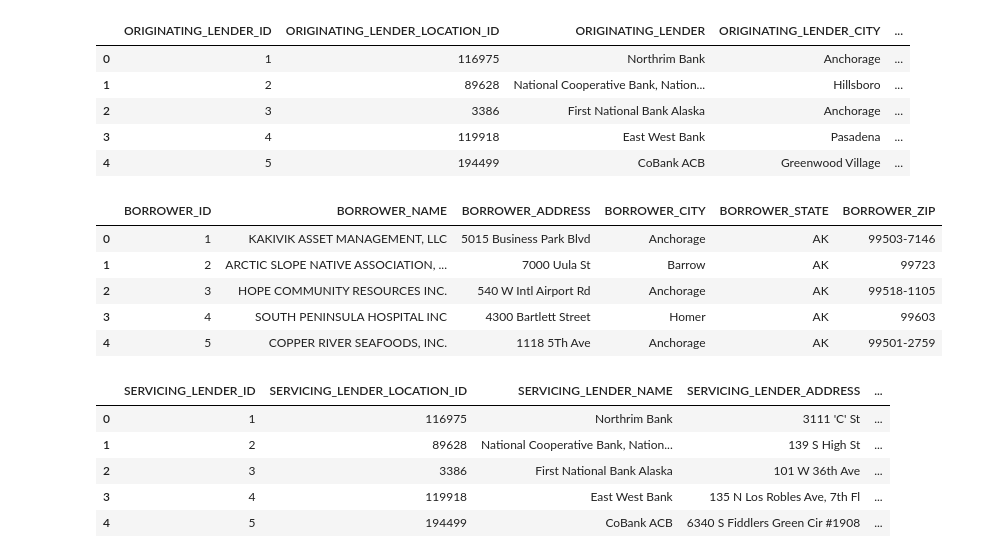
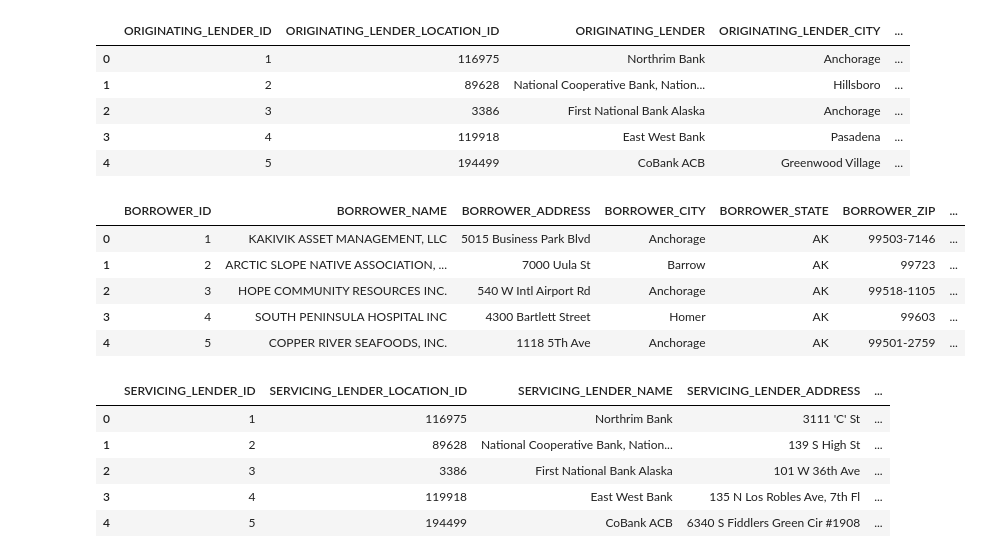
Before and after one commit to joseASC6/PPP_loan_analysis, a Jupyter notebook: programming_scripts/transform_and_load_data.ipynb, the cells around one changed output. Cells and saved outputs as stored; diff of their text form; code cells hidden in the pictures.

Commit message:
All dimension tables created

```diff
--- a/programming_scripts/transform_and_load_data.ipynb
+++ b/programming_scripts/transform_and_load_data.ipynb
@@ -307,7 +306,7 @@ def reformat_ppp_loan_data():
         'RuralUrbanIndicator',
         'HubzoneIndicator',
         'LMIIndicator',
-        'ProjectState',
+        'ProjectCity',
         'ProjectZip',
         'CD'
     ], inplace=True)
@@ -337,7 +336,7 @@ def reformat_ppp_loan_data():
         'ServicingLenderState': 'SERVICING_LENDER_STATE',
         'ServicingLenderZip': 'SERVICING_LENDER_ZIP',
         'BusinessAgeDescription': 'BUSINESS_AGE_DESCRIPTION',
-        'ProjectCity': 'PROJECT_CITY',
+        'ProjectState': 'PROJECT_STATE',
         'ProjectCountyName': 'PROJECT_COUNTY_NAME',
         'Race': 'RACE',
         'Ethnicity': 'ETHNICITY',
@@ -355,6 +354,7 @@ def reformat_ppp_loan_data():
         'NAICSCode': 'NAICS_CODE'
     }, inplace=True)
 
+    # Droping all the empty rows
     # Drop all the rows where Borrower State is empty
     df_ppp = df_ppp.dropna(subset=['BORROWER_STATE'])
 
@@ -364,9 +364,20 @@ def reformat_ppp_loan_data():
     # Drop all the rows where dates are empty
     df_ppp = df_ppp.dropna(subset=['DATE_APPROVED_ID', 'LOAN_STATUS_DATE_ID', 'FORGIVENESS_DATE_ID'])
 
+    # Drop all the rows where jobs reported is empty
+    df_ppp = df_ppp.dropna(subset=['JOBS_REPORTED'])
+
+    # Drop all the rows where business type is empty
+    df_ppp = df_ppp.dropna(subset=['BUSINESS_TYPE'])
+
+    # Drop all the rows where business age description is empty
+    df_ppp = df_ppp.dropna(subset=['BUSINESS_AGE_DESCRIPTION'])
+    # or where the value is Unanswered
+    df_ppp = df_ppp[df_ppp['BUSINESS_AGE_DESCRIPTION'] != 'Unanswered']
 
 
-    # Change the Date columns to match SQL format
+
+    # Change the Date columns to match the format in the Date Dimension
     df_ppp['FORGIVENESS_DATE_ID'] = pd.to_datetime(df_ppp['FORGIVENESS_DATE_ID']).dt.strftime('%Y%m%d%H')
     df_ppp['DATE_APPROVED_ID'] = pd.to_datetime(df_ppp['DATE_APPROVED_ID']).dt.strftime('%Y%m%d%H')
     df_ppp['LOAN_STATUS_DATE_ID'] = pd.to_datetime(df_ppp['LOAN_STATUS_DATE_ID']).dt.strftime('%Y%m%d%H')
@@ -383,7 +394,6 @@ def reformat_ppp_loan_data():
     df_ppp['BORROWER_CITY'] = df_ppp['BORROWER_CITY'].str.title()
     df_ppp['ORIGINATING_LENDER_CITY'] = df_ppp['ORIGINATING_LENDER_CITY'].str.title()
     df_ppp['SERVICING_LENDER_CITY'] = df_ppp['SERVICING_LENDER_CITY'].str.title()
-    df_ppp['PROJECT_CITY'] = df_ppp['PROJECT_CITY'].str.title()
 
     #df_ppp['LOAN_NUMBER'] = df_ppp['LOAN_NUMBER'].astype(int)
     df_ppp['DATE_APPROVED_ID'] = df_ppp['DATE_APPROVED_ID'].astype(int)
@@ -396,7 +406,7 @@ def reformat_ppp_loan_data():
     df_ppp['BORROWER_ZIP'] = df_ppp['BORROWER_ZIP'].astype(pd.StringDtype("pyarrow"))
     df_ppp['LOAN_STATUS_DATE_ID'] = df_ppp['LOAN_STATUS_DATE_ID'].astype(int)
     df_ppp['LOAN_STATUS'] = df_ppp['LOAN_STATUS'].astype(pd.StringDtype("pyarrow"))
-    df_ppp['TERM_MONTH'] = df_ppp['TERM_MONTH'].astype(pd.StringDtype("pyarrow"))
+    df_ppp['TERM_MONTH'] = df_ppp['TERM_MONTH'].astype(int)
     df_ppp['SBA_GUARANTY_PERCENTAGE'] = df_ppp['SBA_GUARANTY_PERCENTAGE'].astype(float)
     df_ppp['INITIAL_APPROVAL_AMOUNT'] = df_ppp['INITIAL_APPROVAL_AMOUNT'].astype(float)
     df_ppp['CURRENT_APPROVAL_AMOUNT'] = df_ppp['CURRENT_APPROVAL_AMOUNT'].astype(float)
@@ -409,7 +419,7 @@ def reformat_ppp_loan_data():
     df_ppp['SERVICING_LENDER_STATE'] = df_ppp['SERVICING_LENDER_STATE'].astype(pd.StringDtype("pyarrow"))
     df_ppp['SERVICING_LENDER_ZIP'] = df_ppp['SERVICING_LENDER_ZIP'].astype(pd.StringDtype("pyarrow"))
     df_ppp['BUSINESS_AGE_DESCRIPTION'] = df_ppp['BUSINESS_AGE_DESCRIPTION'].astype(pd.StringDtype("pyarrow"))
-    df_ppp['PROJECT_CITY'] = df_ppp['PROJECT_CITY'].astype(pd.StringDtype("pyarrow"))
+    df_ppp['PROJECT_STATE'] = df_ppp['PROJECT_STATE'].astype(pd.StringDtype("pyarrow"))
     df_ppp['PROJECT_COUNTY_NAME'] = df_ppp['PROJECT_COUNTY_NAME'].astype(pd.StringDtype("pyarrow"))
     df_ppp['RACE'] = df_ppp['RACE'].astype(pd.StringDtype("pyarrow"))
     df_ppp['ETHNICITY'] = df_ppp['ETHNICITY'].astype(pd.StringDtype("pyarrow"))
@@ -423,8 +433,11 @@ def reformat_ppp_loan_data():
     df_ppp['NONPROFIT'] = df_ppp['NONPROFIT'].astype(bool)
     df_ppp['FORGIVENESS_AMOUNT'] = df_ppp['FORGIVENESS_AMOUNT'].astype(float)
     df_ppp['FORGIVENESS_DATE_ID'] = df_ppp['FORGIVENESS_DATE_ID'].astype(int)
-    #df_ppp['JOBS_REPORTED'] = df_ppp['JOBS_REPORTED'].astype(int)
+    df_ppp['JOBS_REPORTED'] = df_ppp['JOBS_REPORTED'].astype(int)
     df_ppp['NAICS_CODE'] = df_ppp['NAICS_CODE'].astype(int)
 
+    # Create a FACTS_PPP_ID
+    df_ppp['FACTS_PPP_ID'] = range(1, len(df_ppp) + 1)
+
     return df_ppp
 # %%
@@ -525,19 +532,19 @@ dim_originating_lender.head()
 | 3 | 4 | 119918 | East West Bank | Pasadena | ... |
 | 4 | 5 | 194499 | CoBank ACB | Greenwood Village | ... |
 # %%
-dim_borrower = clean_ppp_data[['BORROWER_NAME', 'BORROWER_ADDRESS', 'BORROWER_CITY', 'BORROWER_STATE', 'BORROWER_ZIP']].drop_duplicates()
+dim_borrower = clean_ppp_data[['BORROWER_NAME', 'BORROWER_ADDRESS', 'BORROWER_CITY', 'BORROWER_STATE', 'BORROWER_ZIP', 'JOBS_REPORTED']].drop_duplicates()
 dim_borrower["BORROWER_ID"] = range(1, len(dim_borrower) + 1)
 # Change the column order
-dim_borrower = dim_borrower[['BORROWER_ID', 'BORROWER_NAME', 'BORROWER_ADDRESS', 'BORROWER_CITY', 'BORROWER_STATE', 'BORROWER_ZIP']]
+dim_borrower = dim_borrower[['BORROWER_ID', 'BORROWER_NAME', 'BORROWER_ADDRESS', 'BORROWER_CITY', 'BORROWER_STATE', 'BORROWER_ZIP', 'JOBS_REPORTED']]
 dim_borrower = dim_borrower.reset_index(drop=True)
 dim_borrower.head()
 # %% [output]
-|  | BORROWER_ID | BORROWER_NAME | BORROWER_ADDRESS | BORROWER_CITY | BORROWER_STATE | BORROWER_ZIP |
-| 0 | 1 | KAKIVIK ASSET MANAGEMENT, LLC | 5015 Business Park Blvd | Anchorage | AK | 99503-7146 |
-| 1 | 2 | ARCTIC SLOPE NATIVE ASSOCIATION, ... | 7000 Uula St | Barrow | AK | 99723 |
-| 2 | 3 | HOPE COMMUNITY RESOURCES INC. | 540 W Intl Airport Rd | Anchorage | AK | 99518-1105 |
-| 3 | 4 | SOUTH PENINSULA HOSPITAL INC | 4300 Bartlett Street | Homer | AK | 99603 |
-| 4 | 5 | COPPER RIVER SEAFOODS, INC. | 1118 5Th Ave | Anchorage | AK | 99501-2759 |
+|  | BORROWER_ID | BORROWER_NAME | BORROWER_ADDRESS | BORROWER_CITY | BORROWER_STATE | BORROWER_ZIP | ... |
+| 0 | 1 | KAKIVIK ASSET MANAGEMENT, LLC | 5015 Business Park Blvd | Anchorage | AK | 99503-7146 | ... |
+| 1 | 2 | ARCTIC SLOPE NATIVE ASSOCIATION, ... | 7000 Uula St | Barrow | AK | 99723 | ... |
+| 2 | 3 | HOPE COMMUNITY RESOURCES INC. | 540 W Intl Airport Rd | Anchorage | AK | 99518-1105 | ... |
+| 3 | 4 | SOUTH PENINSULA HOSPITAL INC | 4300 Bartlett Street | Homer | AK | 99603 | ... |
+| 4 | 5 | COPPER RIVER SEAFOODS, INC. | 1118 5Th Ave | Anchorage | AK | 99501-2759 | ... |
 # %%
 dim_servicing_lender = clean_ppp_data[['SERVICING_LENDER_LOCATION_ID', 'SERVICING_LENDER_NAME', 'SERVICING_LENDER_ADDRESS', 'SERVICING_LENDER_CITY', 'SERVICING_LENDER_STATE', 'SERVICING_LENDER_ZIP']].drop_duplicates()
 dim_servicing_lender["SERVICING_LENDER_ID"] = range(1, len(dim_servicing_lender) + 1)
```
Also changed, not shown: parts of 19 cells of this notebook.
